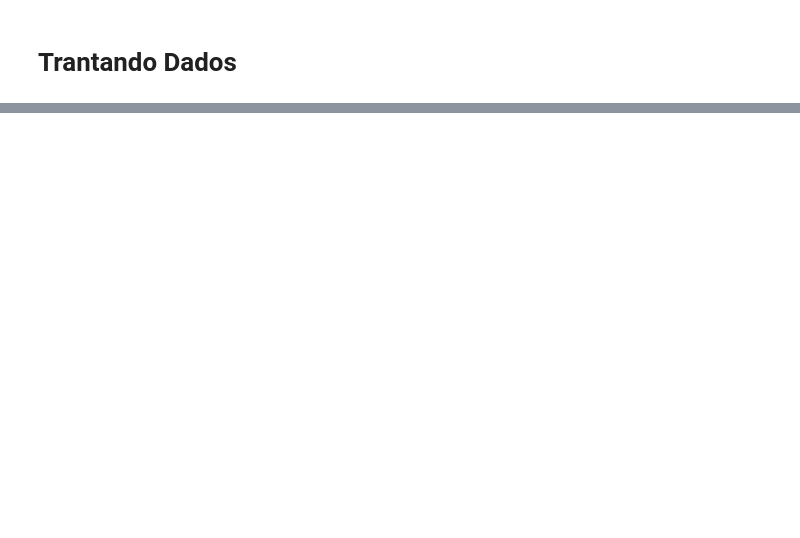
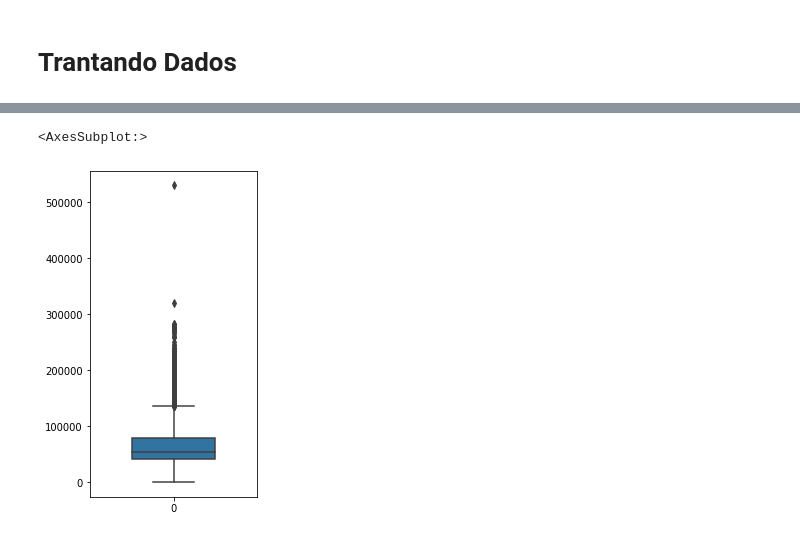
Before and after one commit to dornelles08/TCC, a Jupyter notebook: Testes/Trantando Dados.ipynb, the cells around one changed output, grey strips where cells are left out. Cells and saved outputs as stored; diff of their text form; code cells hidden in the pictures; blank space fills up the shorter version.

```diff
--- a/Testes/Trantando Dados.ipynb
+++ b/Testes/Trantando Dados.ipynb
@@ -53,3 +80,10 @@ dados_new.boxplot(['quilometragem'], by=['modelo'])
+# %%
+query = quilometragem_new.query("modelo==1114")
+plt.figure(figsize=(3,6))
+sns.boxplot(data=query['valor'], width=0.5)
+# %% [output]
+<AxesSubplot:>
+[figure, added]
 # %%
 quilometragem_new.to_csv('carros_sem_outliers.csv', index=False)
 # %%
```
Also changed, not shown: parts of 9 cells of this notebook, 11 other files.
